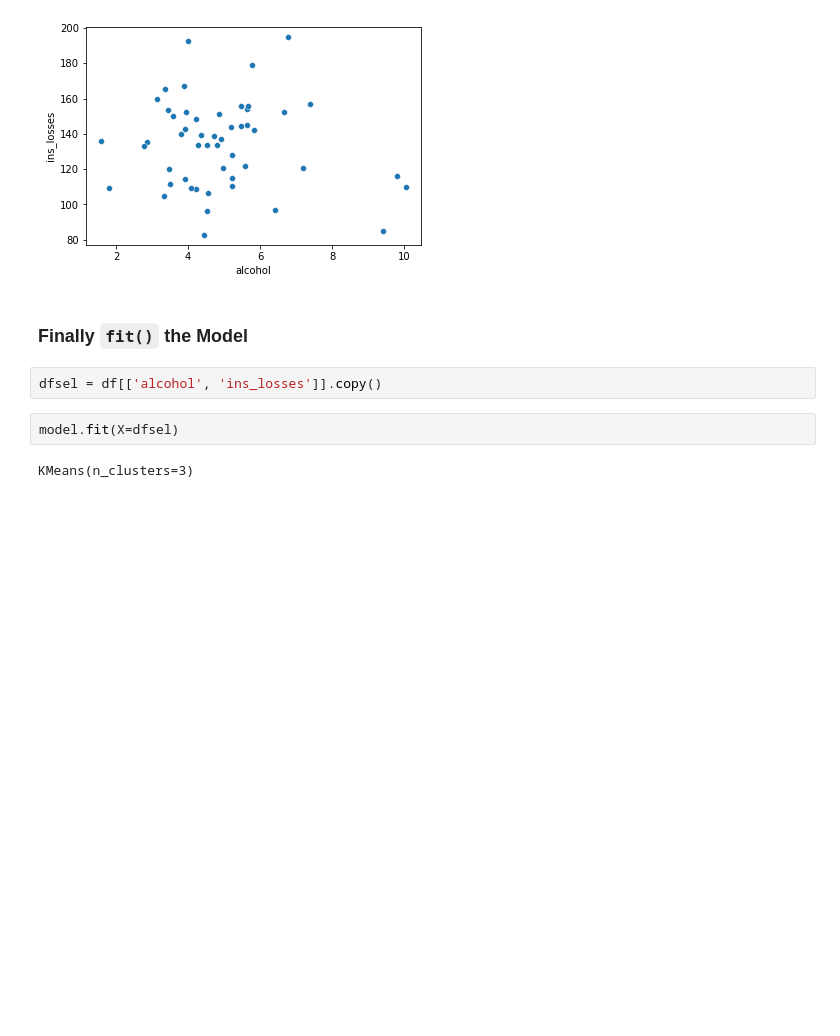
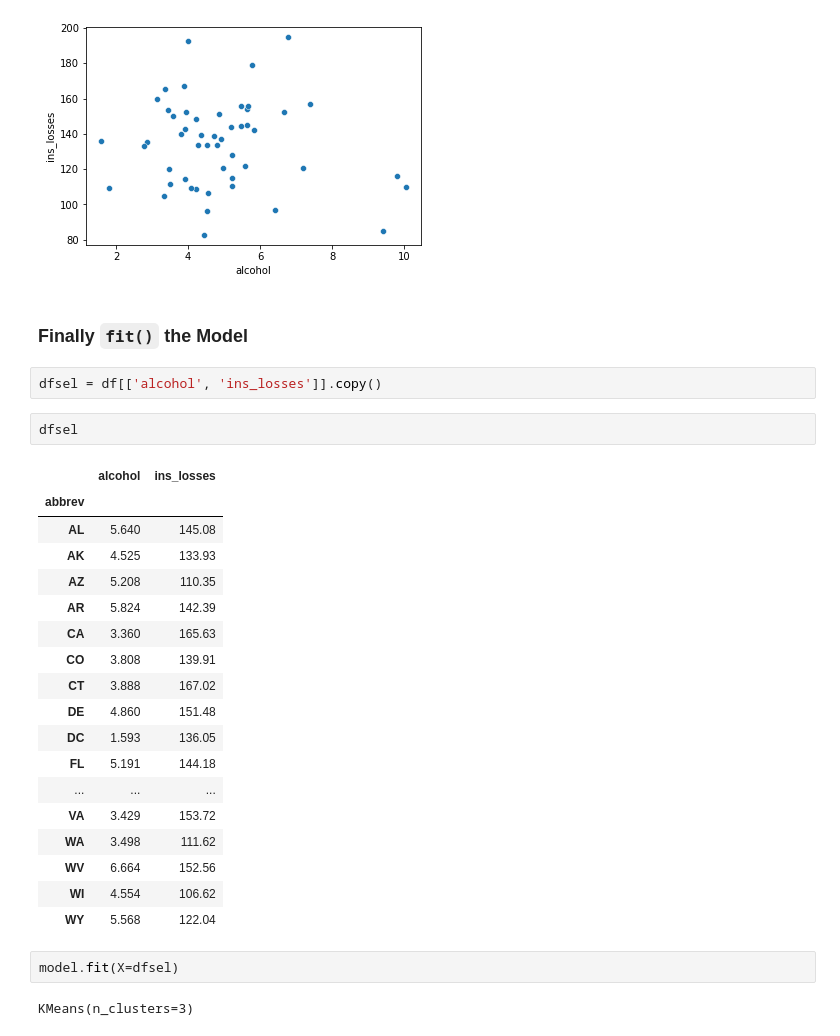
Before and after one commit to frands97/machine-learning-program, a Jupyter notebook: II Machine Learning & Deep Learning/#09. Cluster Analysis con k-Means/09session.ipynb, the cells around one changed output. Saved outputs shown, nothing was run; the diff lists cells and outputs as text; blank space fills up the shorter version.

```diff
--- a/II Machine Learning & Deep Learning/#09. Cluster Analysis con k-Means/09session.ipynb
+++ b/II Machine Learning & Deep Learning/#09. Cluster Analysis con k-Means/09session.ipynb
@@ -85,6 +85,27 @@ sns.scatterplot(x='alcohol', y='ins_losses', data=df)
 ### Finally `fit()` the Model
 # %%
 dfsel = df[['alcohol', 'ins_losses']].copy()
+# %%
+dfsel
+# %% [output]
+|  | alcohol | ins_losses |
+| abbrev |  |  |
+| AL | 5.640 | 145.08 |
+| AK | 4.525 | 133.93 |
+| AZ | 5.208 | 110.35 |
+| AR | 5.824 | 142.39 |
+| CA | 3.360 | 165.63 |
+| CO | 3.808 | 139.91 |
+| CT | 3.888 | 167.02 |
+| DE | 4.860 | 151.48 |
+| DC | 1.593 | 136.05 |
+| FL | 5.191 | 144.18 |
+| ... | ... | ... |
+| VA | 3.429 | 153.72 |
+| WA | 3.498 | 111.62 |
+| WV | 6.664 | 152.56 |
+| WI | 4.554 | 106.62 |
+| WY | 5.568 | 122.04 |
 # %%
 model.fit(X=dfsel)
 # %% [output]
```
Also changed, not shown: parts of 1 cell of this notebook, 7 other files.
